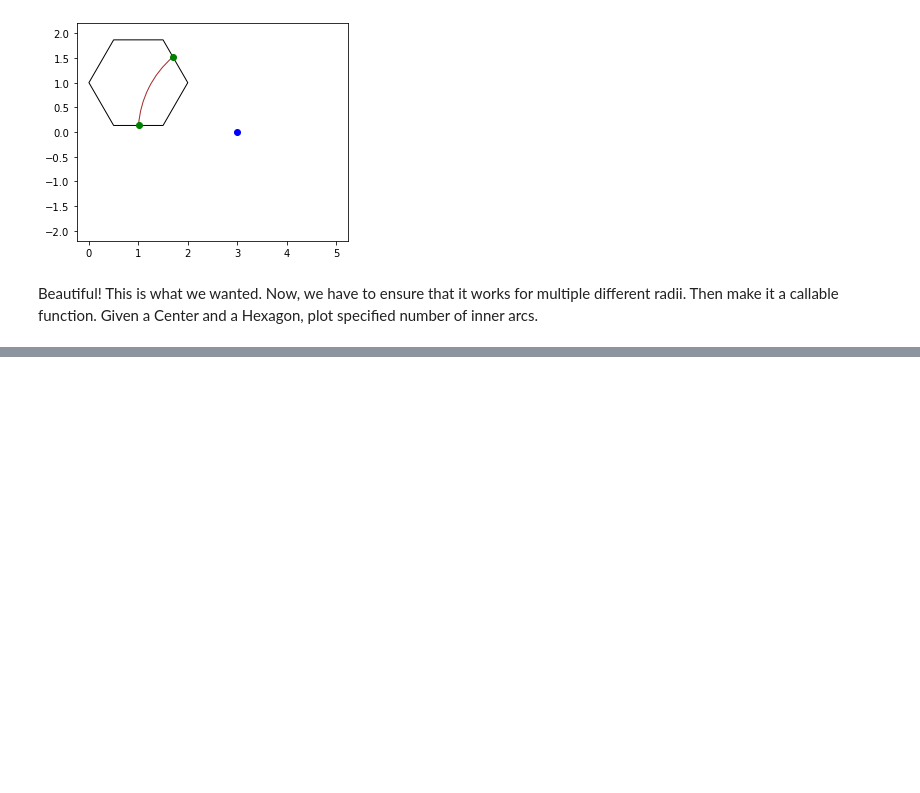
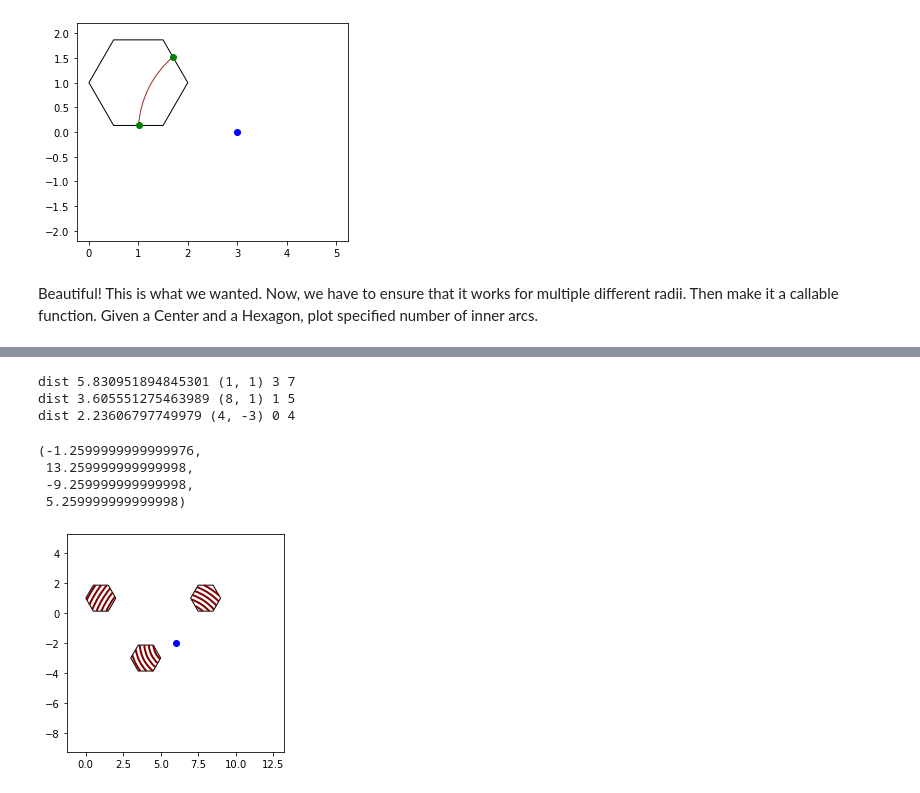
Before and after one commit to Ram-N/hexagons, a Jupyter notebook: 17.0_Example_Arcs_implying_Hexagons.ipynb, the cells around one changed output, grey strips where cells are left out. Saved outputs shown, nothing was run; the diff lists cells and outputs as text; code cells hidden in the pictures; blank space fills up the shorter version.

```diff
--- a/17.0_Example_Arcs_implying_Hexagons.ipynb
+++ b/17.0_Example_Arcs_implying_Hexagons.ipynb
@@ -271,0 +310,33 @@ Then make it a callable function. Given a Center and a Hexagon, plot specified n
+# %%
+
+fig, ax = plt.subplots()
+
+h1 = Hex(1,1,1)
+h1.render(fill=None)
+h2 = Hex(8,1,1)
+h2.render(fill=None)
+h3 = Hex(4,-3,1)
+h3.render(fill=None)
+
+DEBUG = True
+circle_center = (6,-2)
+if DEBUG:
+    plt.plot(*circle_center, 'bo')
+
+hlist = [h1, h2, h3]
+for h in hlist:
+    dist = distance(circle_center, h.center)
+    min_dist = int(dist) - 2
+    max_dist = int(dist) + 2
+    print(f'dist {dist} {h.center} {min_dist} {max_dist}')
+    hex_cookie_cutter(h, circle_center, min_dist, max_dist, step=0.3, color='maroon', lw=2)
+plt.axis('scaled')
+# %% [output]
+dist 5.830951894845301 (1, 1) 3 7
+dist 3.605551275463989 (8, 1) 1 5
+dist 2.23606797749979 (4, -3) 0 4
+(-1.2599999999999976,
+ 13.259999999999998,
+ -9.259999999999998,
+ 5.259999999999998)
+[figure, added]
```
Also changed, not shown: parts of 17 cells of this notebook, 4 other files.
